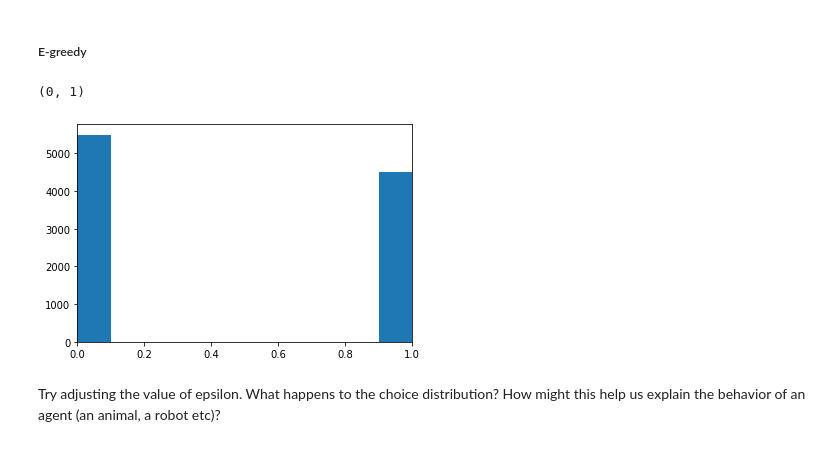
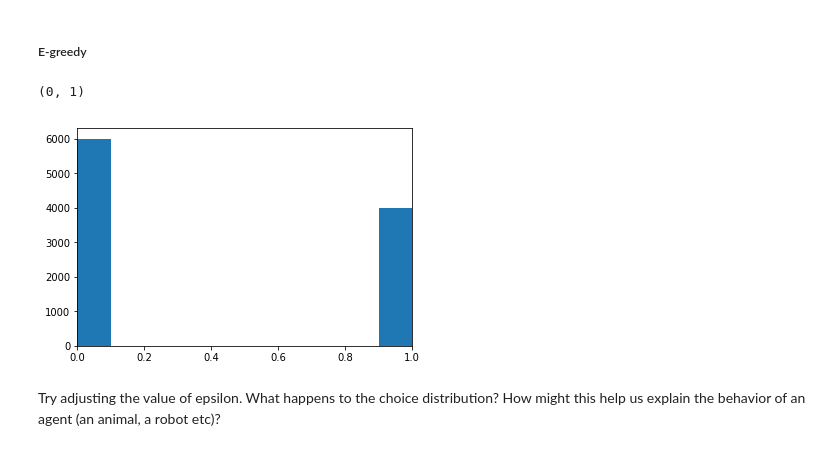
Before and after one commit to jeroenvanbaar/Computational_modeling_tutorial, a Jupyter notebook: 3.Choice_rules_and_likelihood.ipynb, the cells around one changed output. Saved outputs shown, nothing was run; the diff lists cells and outputs as text; code cells hidden in the pictures.

```diff
--- a/3.Choice_rules_and_likelihood.ipynb
+++ b/3.Choice_rules_and_likelihood.ipynb
@@ -78,16 +75,16 @@ def softmax_with_choice(utilities, beta):
 # %%
 model = e_greedy
 utilities = [6, 5.9] # just randomly chosen numbers
 choices = []
-epsilon = .9
+epsilon = .8
 for trial in range(10000):
     choice = model(utilities, epsilon)
     choices.append(choice)
 plt.hist(choices);
 plt.xlim([0,1])
 # %% [output]
 (0, 1)
-[figure, old version]
+[figure, new version]
 # %% [markdown]
 Try adjusting the value of epsilon. What happens to the choice distribution? How might this help us explain the behavior of an agent (an animal, a robot etc)?
 # %% [markdown]
```
Also changed, not shown: parts of 20 cells of this notebook, 3 other files.
